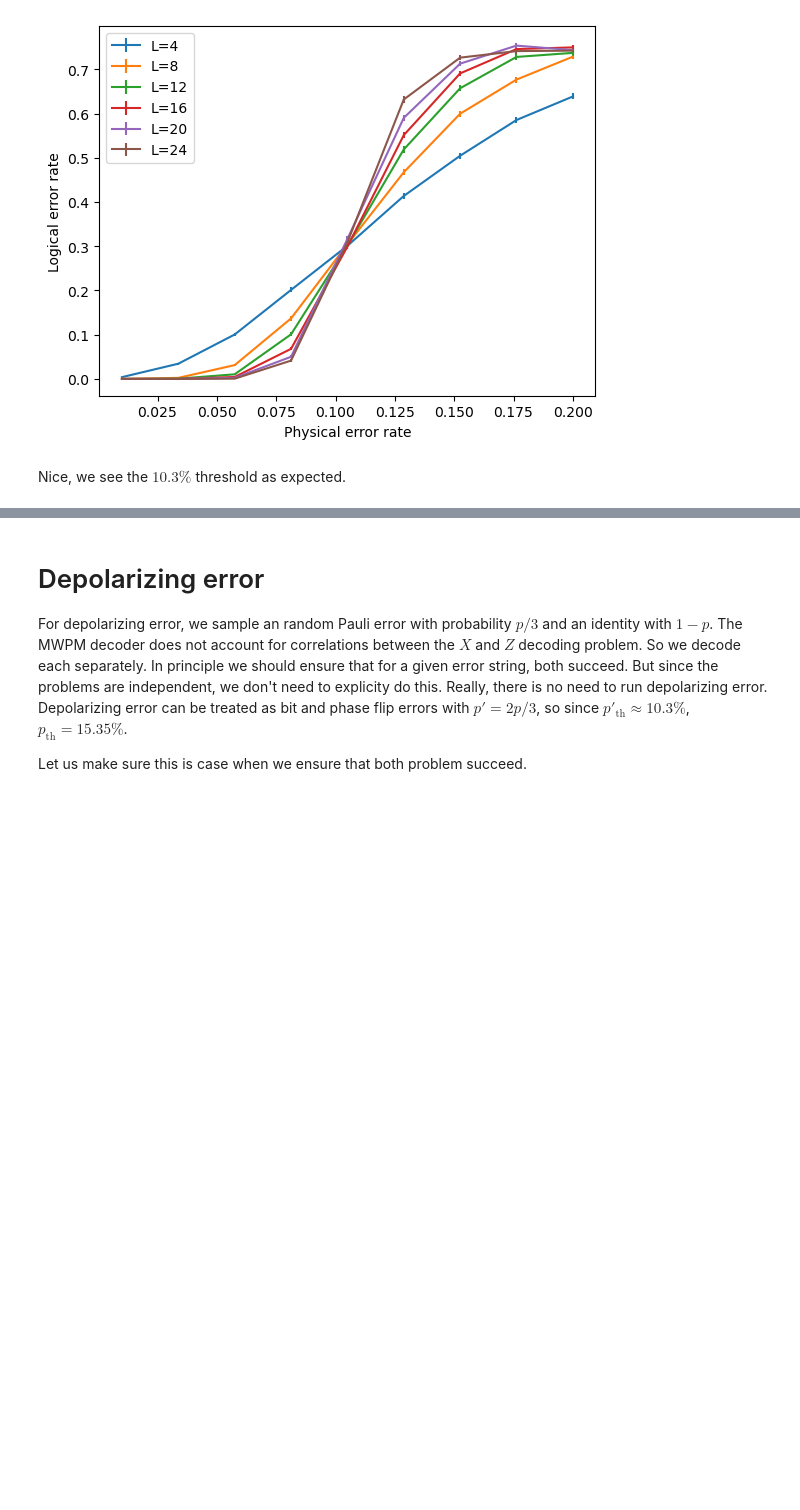
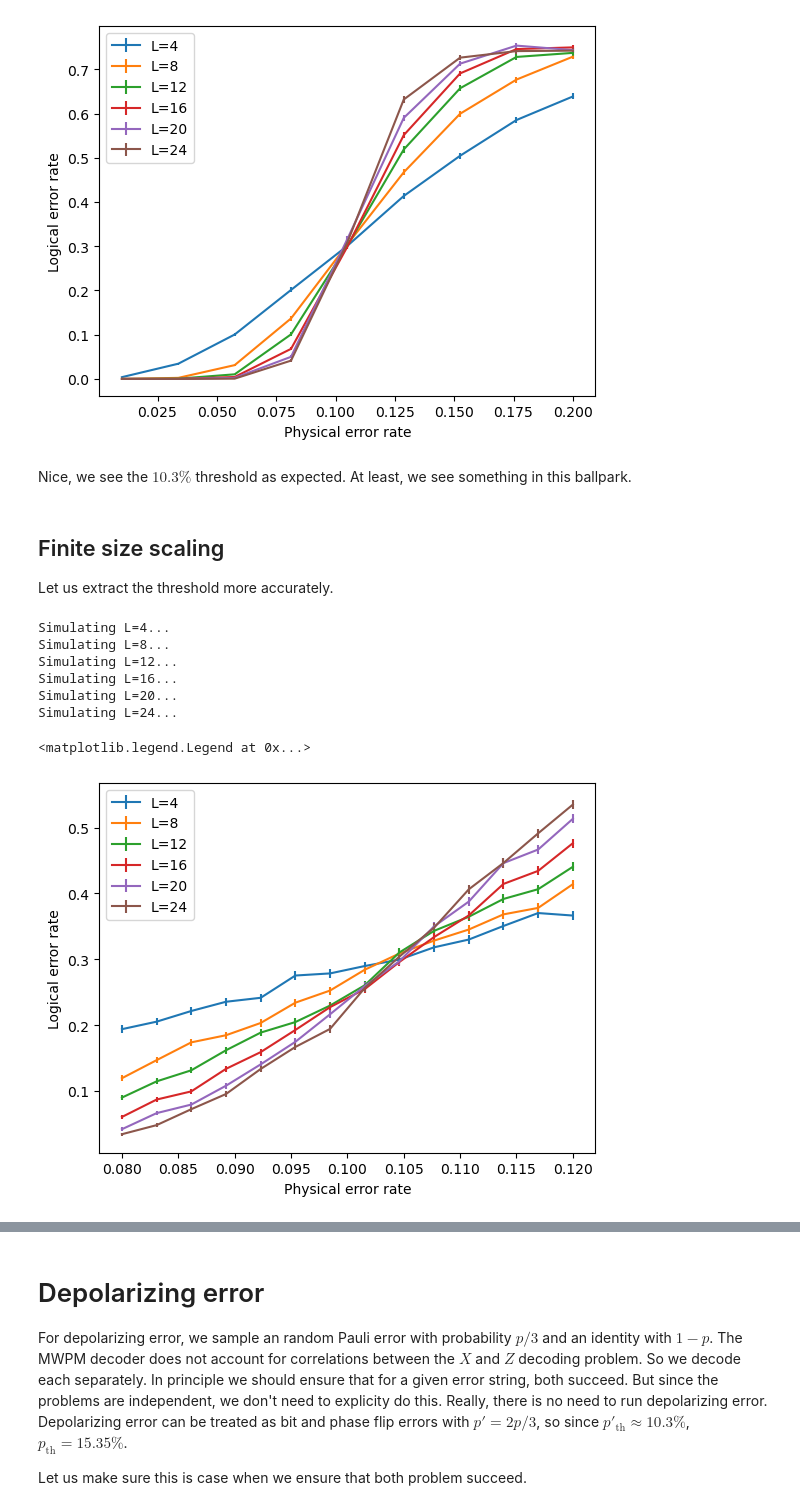
Before and after one commit to sajantanand/BP-Loop-Decoding, a Jupyter notebook: decoder/test_MWPM.ipynb, the cells around one changed output, grey strips where cells are left out. Cells and saved outputs as stored; diff of their text form; code cells hidden in the pictures; blank space fills up the shorter version.

```diff
--- a/decoder/test_MWPM.ipynb
+++ b/decoder/test_MWPM.ipynb
@@ -95,0 +77,15 @@ Simulating L=24...
+# %%
+num_shots = 5000
+Ls = range(4,26,4)
+ps = np.linspace(0.01, 0.2, 9)
+np.random.seed(2)
+log_errors_all_L = []
+for L in Ls:
+    print("Simulating L={}...".format(L))
+    H = toric.toric_code_z(L)
+    log = toric.toric_code_logical_z(L)
+    log_errors = []
+    for p in ps:
+        num_errors = num_decoding_failures_vectorised(H, log, p, num_shots)
+        log_errors.append(num_errors/num_shots)
+    log_errors_all_L.append(np.array(log_errors))
@@ -105,4 +108,42 @@ plt.legend(loc=0)
 <matplotlib.legend.Legend at 0x...>
 [figure]
 # %% [markdown]
-Nice, we see the $10.3\%$ threshold as expected.
+Nice, we see the $10.3\%$ threshold as expected. At least, we see something in this ballpark.
+# %% [markdown]
+## Finite size scaling
+Let us extract the threshold more accurately.
+# %%
+num_shots = 5000
+Ls = range(4,26,4)
+ps = np.linspace(0.08, 0.12, 14)
+np.random.seed(2)
+log_errors_all_L = []
+for L in Ls:
+    print("Simulating L={}...".format(L))
+    H = toric.toric_code_z(L)
+    log = toric.toric_code_logical_z(L)
+    log_errors = []
+    for p in ps:
+        num_errors = num_decoding_failures_vectorised(H, log, p, num_shots)
+        log_errors.append(num_errors/num_shots)
+    log_errors_all_L.append(np.array(log_errors))
+# %% [output]
+Simulating L=4...
+Simulating L=8...
+Simulating L=12...
+Simulating L=16...
+Simulating L=20...
+Simulating L=24...
+# %%
+plt.figure()
+std_err_all = []
+for L, logical_errors in zip(Ls, log_errors_all_L):
+    std_err = (logical_errors*(1-logical_errors)/num_shots)**0.5
+    std_err_all.append(std_err)
+    plt.errorbar(ps, logical_errors, yerr=std_err, label="L={}".format(L))
+plt.xlabel("Physical error rate")
+plt.ylabel("Logical error rate")
+plt.legend(loc=0)
+# %% [output]
+<matplotlib.legend.Legend at 0x...>
+[figure, added]
```
Also changed, not shown: parts of 23 cells of this notebook, 1 other file.
